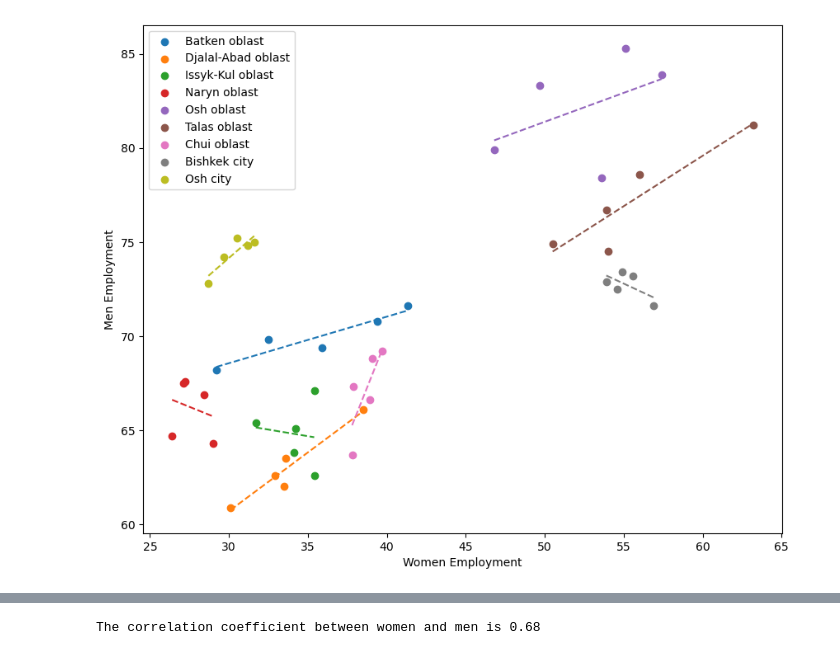
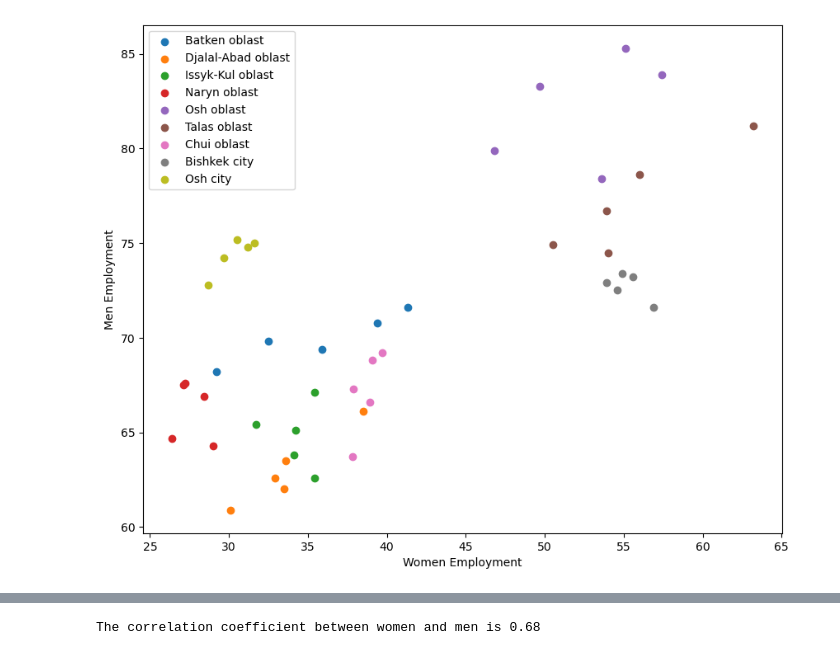
Before and after one commit to abdyraman/salaries_var_mvsw, a Jupyter notebook: json_ETL.ipynb, the cells around one changed output, grey strips where cells are left out. Drawn from its saved outputs; the diff is of its cells as text; code cells hidden in the pictures.

```diff
--- a/json_ETL.ipynb
+++ b/json_ETL.ipynb
@@ -83,31 +83,16 @@ formatted_men_employment
 # %%
 # Define regions
 regions = ['Batken oblast', 'Djalal-Abad oblast', 'Issyk-Kul oblast', 'Naryn oblast', 'Osh oblast', 'Talas oblast', 'Chui oblast', 'Bishkek city', 'Osh city']
-
-# Extract data for women and men
-women_emp_general = women_employment_reversed[regions]
-men_emp_general = men_employment_reversed[regions]
 
 # Plotting
 plt.figure(figsize=(10, 8))
 
 for region in regions:
-    plt.scatter(women_emp_general[region], men_emp_general[region], label=region)
-
-    # Fit linear regression line
-    model = LinearRegression()
-    x = women_emp_general[region].values.reshape(-1, 1)
-    y = men_emp_general[region].values
-    model.fit(x, y)
-
-    # Plot regression line
-    x_range = np.linspace(min(x), max(x), 100)
-    y_range = model.predict(x_range.reshape(-1, 1))
-    plt.plot(x_range, y_range, linestyle='dashed')
+    plt.scatter(women_employment_reversed[region],men_employment_reversed[region], label=region)
 
 plt.xlabel("Women Employment")
 plt.ylabel("Men Employment")
 plt.legend()
 plt.show()
 # %% [output]
-[figure, old version]
+[figure, new version]
```
Also changed, not shown: parts of 1 cell of this notebook.
